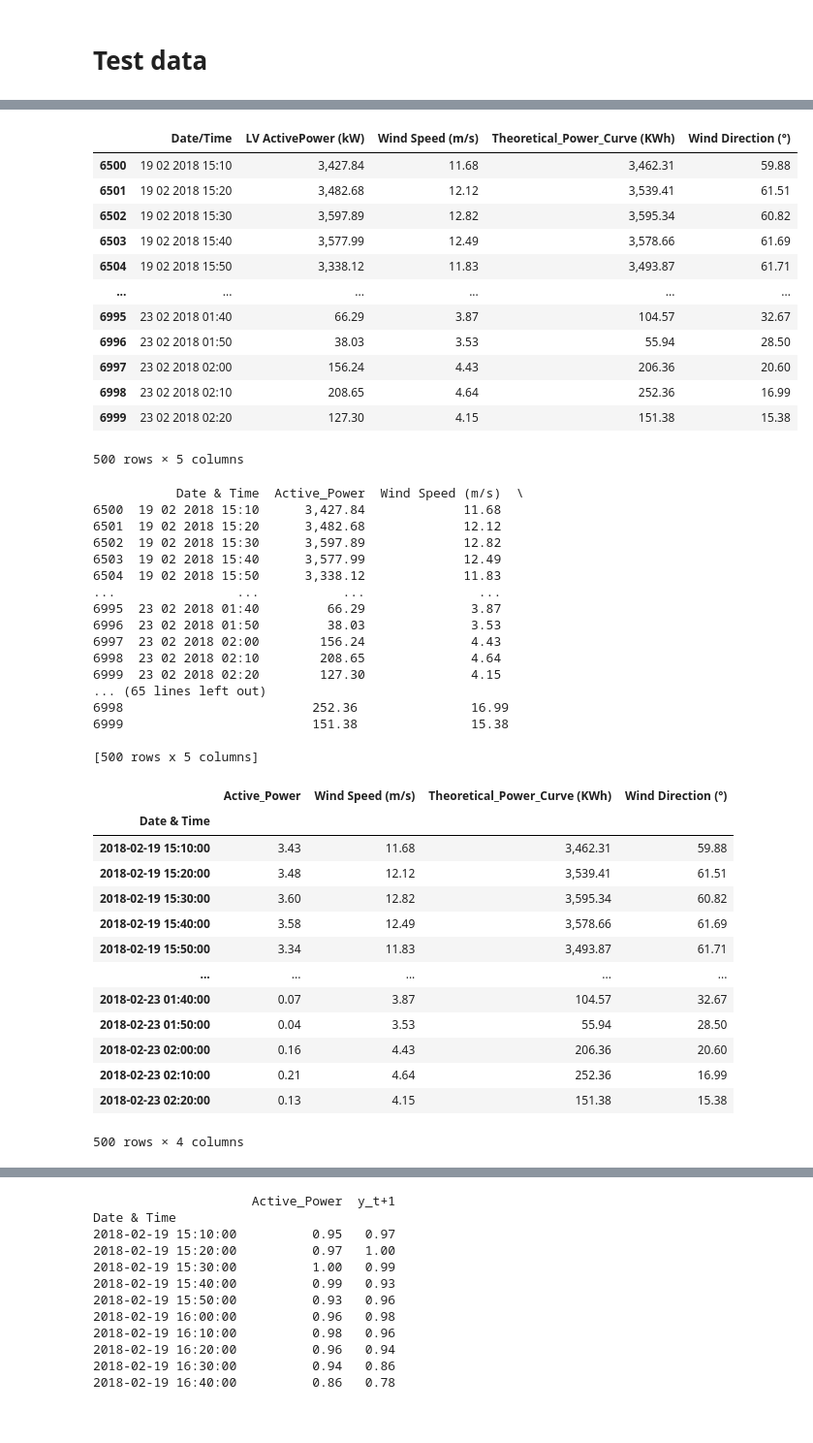
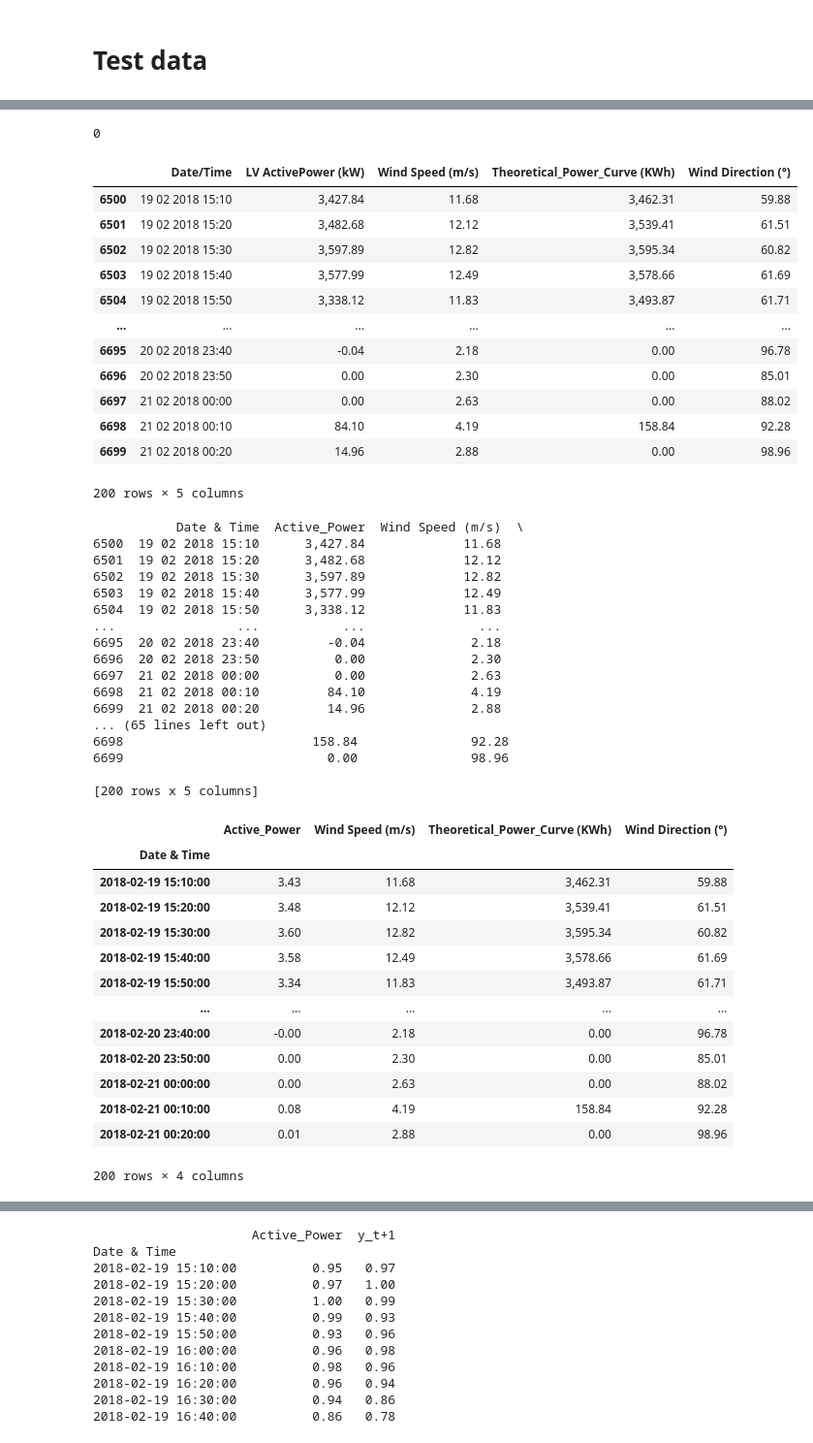
Before and after one commit to entc-17-fyp-20/WPF_Data_Visualization, a Jupyter notebook: All_models_for_short_term_power_forecasting_Kaggle_turkey_dataset.ipynb, the cells around one changed output, grey strips where cells are left out. Shown: that part at 97% size. Cells and saved outputs as stored; diff of their text form; code cells hidden in the pictures.

```diff
--- a/All_models_for_short_term_power_forecasting_Kaggle_turkey_dataset.ipynb
+++ b/All_models_for_short_term_power_forecasting_Kaggle_turkey_dataset.ipynb
@@ -428,3 +499,11 @@ elif model_no==4:
+# %%
+Y_train=pd.DataFrame(Y_train)
+Y_train=Y_train.replace(0,Y_train.mean())
+Y_train=np.array(Y_train)
+count = (Y_train == 0).sum()
+count
+# %% [output]
+0
 # %%
 # test_set_1 = df_temp[7000:7500]  #10/1/2021 00:00 to 10/10/2021 23:50
 # test_set_2 = df_temp[10168:11608] #10/11/2021 00:00 to 10/20/2021 23:50
@@ -440,22 +519,22 @@ elif model_no==4:
 #   test = test_set_3
 # %%
 test = pd.read_csv(url10)
-test = test[6500:7000]
+test = test[6500:6700]
 test
 # %% [output]
 |  | Date/Time | LV ActivePower (kW) | Wind Speed (m/s) | Theoretical_Power_Curve (KWh) | Wind Direction (°) |
 | 6500 | 19 02 2018 15:10 | 3,427.84 | 11.68 | 3,462.31 | 59.88 |
 | 6501 | 19 02 2018 15:20 | 3,482.68 | 12.12 | 3,539.41 | 61.51 |
 | 6502 | 19 02 2018 15:30 | 3,597.89 | 12.82 | 3,595.34 | 60.82 |
 | 6503 | 19 02 2018 15:40 | 3,577.99 | 12.49 | 3,578.66 | 61.69 |
 | 6504 | 19 02 2018 15:50 | 3,338.12 | 11.83 | 3,493.87 | 61.71 |
 | ... | ... | ... | ... | ... | ... |
-| 6995 | 23 02 2018 01:40 | 66.29 | 3.87 | 104.57 | 32.67 |
-| 6996 | 23 02 2018 01:50 | 38.03 | 3.53 | 55.94 | 28.50 |
-| 6997 | 23 02 2018 02:00 | 156.24 | 4.43 | 206.36 | 20.60 |
-| 6998 | 23 02 2018 02:10 | 208.65 | 4.64 | 252.36 | 16.99 |
-| 6999 | 23 02 2018 02:20 | 127.30 | 4.15 | 151.38 | 15.38 |
+| 6695 | 20 02 2018 23:40 | -0.04 | 2.18 | 0.00 | 96.78 |
+| 6696 | 20 02 2018 23:50 | 0.00 | 2.30 | 0.00 | 85.01 |
+| 6697 | 21 02 2018 00:00 | 0.00 | 2.63 | 0.00 | 88.02 |
+| 6698 | 21 02 2018 00:10 | 84.10 | 4.19 | 158.84 | 92.28 |
+| 6699 | 21 02 2018 00:20 | 14.96 | 2.88 | 0.00 | 98.96 |
-500 rows × 5 columns
+200 rows × 5 columns
 # %%
 col_0=(test.columns)[0]
 col_1=(test.columns)[1]
@@ -479,16 +558,16 @@ test
 6503  19 02 2018 15:40      3,577.99             12.49
 6504  19 02 2018 15:50      3,338.12             11.83
 ...                ...           ...               ...
-6995  23 02 2018 01:40         66.29              3.87
-6996  23 02 2018 01:50         38.03              3.53
-6997  23 02 2018 02:00        156.24              4.43
-6998  23 02 2018 02:10        208.65              4.64
-6999  23 02 2018 02:20        127.30              4.15
+6695  20 02 2018 23:40         -0.04              2.18
+6696  20 02 2018 23:50          0.00              2.30
+6697  21 02 2018 00:00          0.00              2.63
+6698  21 02 2018 00:10         84.10              4.19
+6699  21 02 2018 00:20         14.96              2.88
 ... (65 lines left out)
-6998                         252.36               16.99
-6999                         151.38               15.38
+6698                         158.84               92.28
+6699                           0.00               98.96
 
-[500 rows x 5 columns]
+[200 rows x 5 columns]
 |  | Active_Power | Wind Speed (m/s) | Theoretical_Power_Curve (KWh) | Wind Direction (°) |
 | Date & Time |  |  |  |  |
 | 2018-02-19 15:10:00 | 3.43 | 11.68 | 3,462.31 | 59.88 |
@@ -497,12 +576,12 @@ test
 | 2018-02-19 15:40:00 | 3.58 | 12.49 | 3,578.66 | 61.69 |
 | 2018-02-19 15:50:00 | 3.34 | 11.83 | 3,493.87 | 61.71 |
 | ... | ... | ... | ... | ... |
-| 2018-02-23 01:40:00 | 0.07 | 3.87 | 104.57 | 32.67 |
-| 2018-02-23 01:50:00 | 0.04 | 3.53 | 55.94 | 28.50 |
-| 2018-02-23 02:00:00 | 0.16 | 4.43 | 206.36 | 20.60 |
-| 2018-02-23 02:10:00 | 0.21 | 4.64 | 252.36 | 16.99 |
-| 2018-02-23 02:20:00 | 0.13 | 4.15 | 151.38 | 15.38 |
+| 2018-02-20 23:40:00 | -0.00 | 2.18 | 0.00 | 96.78 |
+| 2018-02-20 23:50:00 | 0.00 | 2.30 | 0.00 | 85.01 |
+| 2018-02-21 00:00:00 | 0.00 | 2.63 | 0.00 | 88.02 |
+| 2018-02-21 00:10:00 | 0.08 | 4.19 | 158.84 | 92.28 |
+| 2018-02-21 00:20:00 | 0.01 | 2.88 | 0.00 | 98.96 |
-500 rows × 4 columns
+200 rows × 4 columns
 # %%
 count = (test[feature_1] == 0).sum()
 count
```
Also changed, not shown: parts of 25 cells of this notebook.
